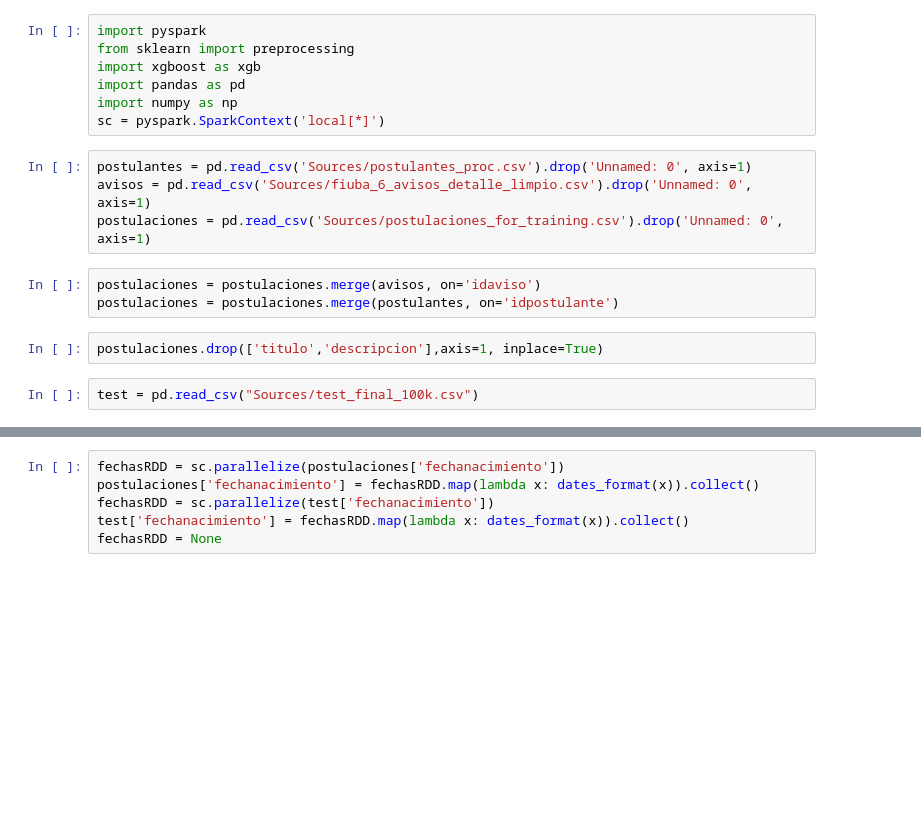
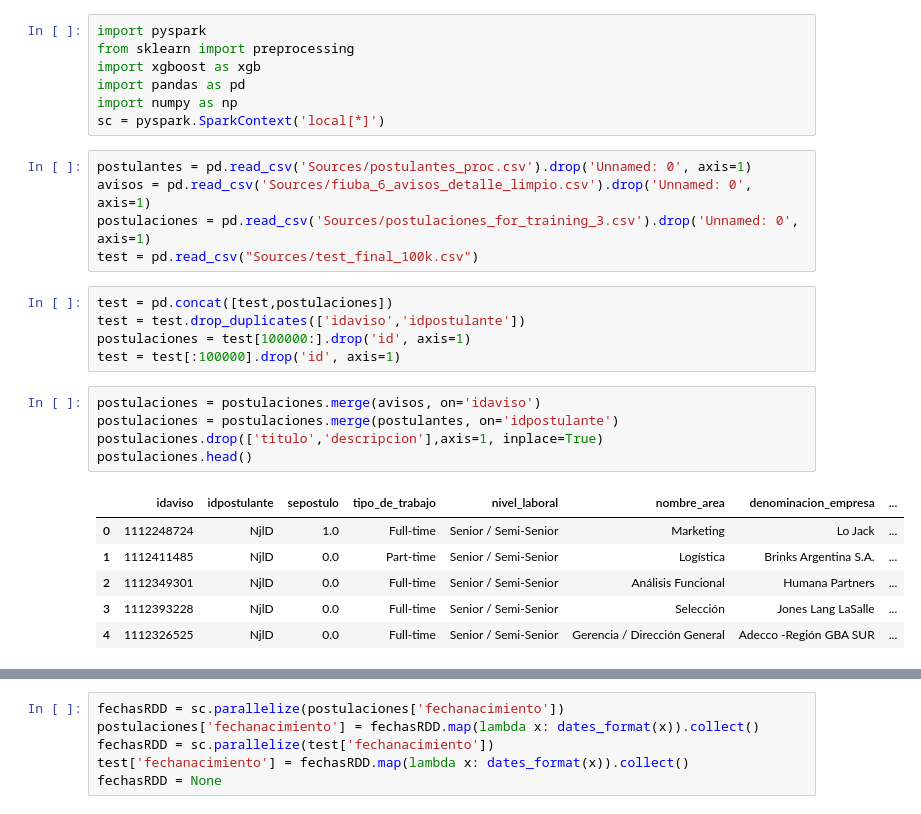
Before and after one commit to fcavazzoli/DatosTP, a Jupyter notebook: RandomForest.ipynb, the cells around one changed output, grey strips where cells are left out. Cells and saved outputs as stored; diff of their text form; blank space fills up the shorter version.

```diff
--- a/RandomForest.ipynb
+++ b/RandomForest.ipynb
@@ -8,14 +8,25 @@ sc = pyspark.SparkContext('local[*]')
 # %%
 postulantes = pd.read_csv('Sources/postulantes_proc.csv').drop('Unnamed: 0', axis=1)
 avisos = pd.read_csv('Sources/fiuba_6_avisos_detalle_limpio.csv').drop('Unnamed: 0', axis=1)
-postulaciones = pd.read_csv('Sources/postulaciones_for_training.csv').drop('Unnamed: 0', axis=1)
+postulaciones = pd.read_csv('Sources/postulaciones_for_training_3.csv').drop('Unnamed: 0', axis=1)
+test = pd.read_csv("Sources/test_final_100k.csv")
+# %%
+test = pd.concat([test,postulaciones])
+test = test.drop_duplicates(['idaviso','idpostulante'])
+postulaciones = test[100000:].drop('id', axis=1)
+test = test[:100000].drop('id', axis=1)
 # %%
 postulaciones = postulaciones.merge(avisos, on='idaviso')
 postulaciones = postulaciones.merge(postulantes, on='idpostulante')
+postulaciones.drop(['titulo','descripcion'],axis=1, inplace=True)
+postulaciones.head()
+# %% [output]
+|  | idaviso | idpostulante | sepostulo | tipo_de_trabajo | nivel_laboral | nombre_area | denominacion_empresa | ... |
+| 0 | 1112248724 | NjlD | 1.0 | Full-time | Senior / Semi-Senior | Marketing | Lo Jack | ... |
+| 1 | 1112411485 | NjlD | 0.0 | Part-time | Senior / Semi-Senior | Logística | Brinks Argentina S.A. | ... |
+| 2 | 1112349301 | NjlD | 0.0 | Full-time | Senior / Semi-Senior | Análisis Funcional | Humana Partners | ... |
+| 3 | 1112393228 | NjlD | 0.0 | Full-time | Senior / Semi-Senior | Selección | Jones Lang LaSalle | ... |
+| 4 | 1112326525 | NjlD | 0.0 | Full-time | Senior / Semi-Senior | Gerencia / Dirección General | Adecco -Región GBA SUR | ... |
-# %%
-postulaciones.drop(['titulo','descripcion'],axis=1, inplace=True)
-# %%
-test = pd.read_csv("Sources/test_final_100k.csv")
 # %%
 test = test.merge(avisos, on='idaviso')
 test = test.merge(postulantes, on='idpostulante')
```
Also changed, not shown: parts of 14 cells of this notebook, 1 other file.
